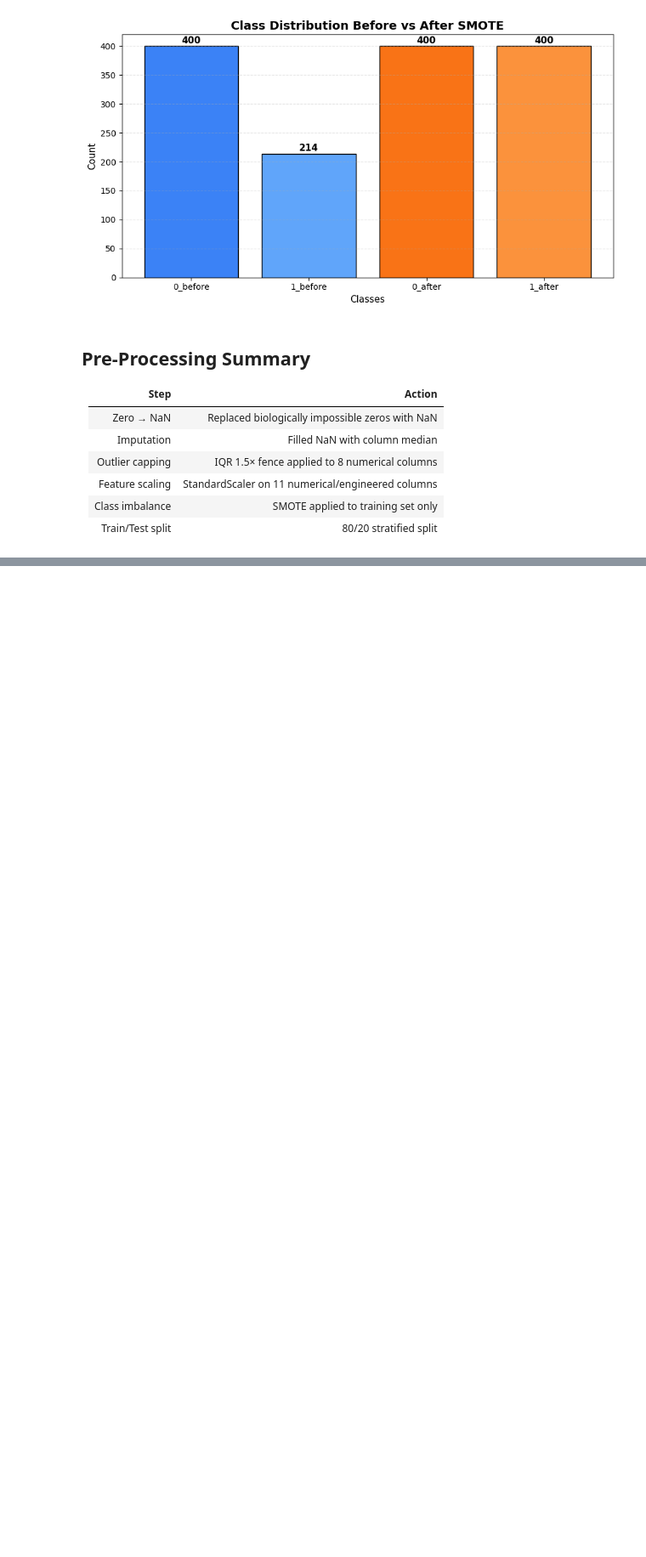
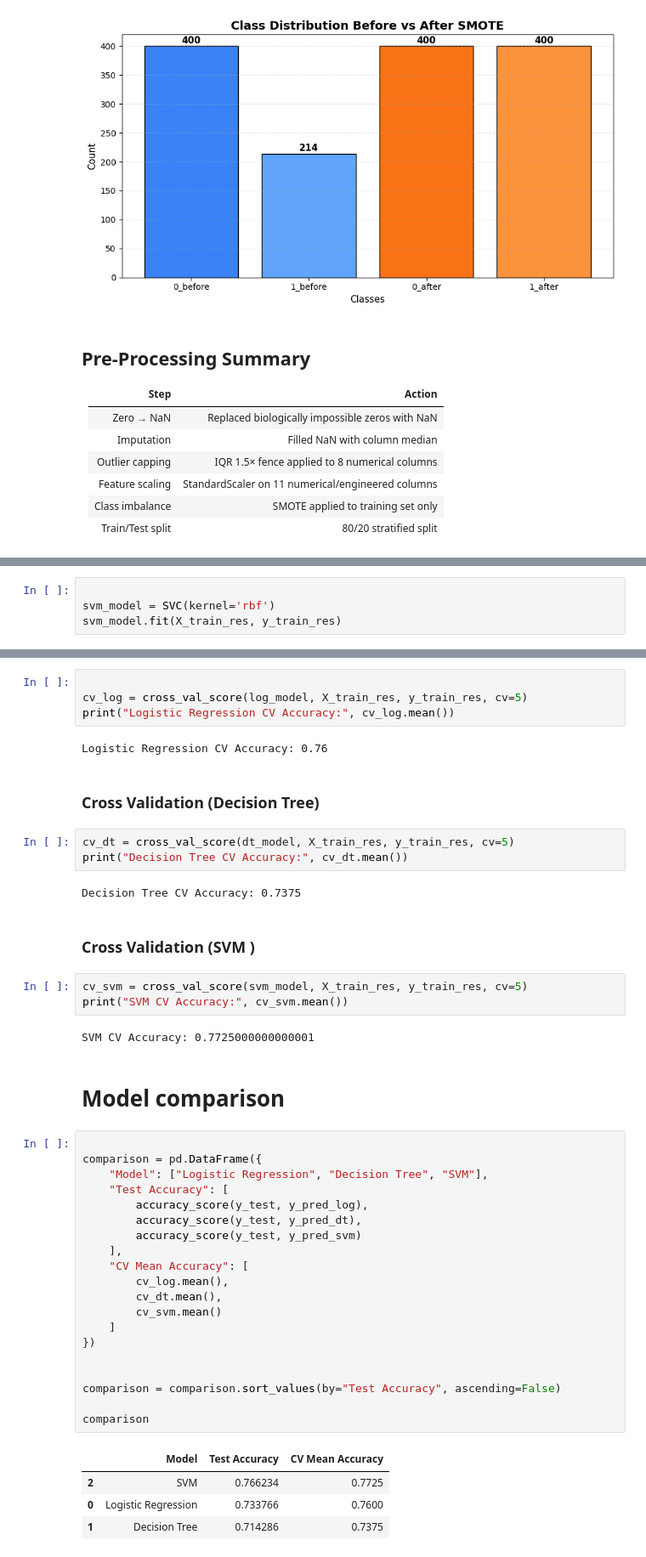
Before and after one commit to shahdelmasry12/University-Machine-Learning-Project, a Jupyter notebook: Diabetes_Prediction.ipynb, the cells around one changed output, grey strips where cells are left out. Shown at 85% size. Saved outputs shown, nothing was run; the diff lists cells and outputs as text; blank space fills up the shorter version.

```diff
--- a/Diabetes_Prediction.ipynb
+++ b/Diabetes_Prediction.ipynb
@@ -626,0 +562,4 @@ results.sort_values(by="AUC", ascending=False)
+# %%
+
+svm_model = SVC(kernel='rbf')
+svm_model.fit(X_train_res, y_train_res)
@@ -626,0 +608,47 @@ results.sort_values(by="AUC", ascending=False)
+# %%
+
+cv_log = cross_val_score(log_model, X_train_res, y_train_res, cv=5)
+print("Logistic Regression CV Accuracy:", cv_log.mean())
+# %% [output]
+Logistic Regression CV Accuracy: 0.76
+# %% [markdown]
+### Cross Validation  (Decision Tree)
+# %%
+cv_dt = cross_val_score(dt_model, X_train_res, y_train_res, cv=5)
+print("Decision Tree CV Accuracy:", cv_dt.mean())
+# %% [output]
+Decision Tree CV Accuracy: 0.7375
+# %% [markdown]
+### Cross Validation  (SVM )
+# %%
+cv_svm = cross_val_score(svm_model, X_train_res, y_train_res, cv=5)
+print("SVM CV Accuracy:", cv_svm.mean())
+# %% [output]
+SVM CV Accuracy: 0.7725000000000001
+# %% [markdown]
+# Model comparison
+# %%
+
+comparison = pd.DataFrame({
+    "Model": ["Logistic Regression", "Decision Tree", "SVM"],
+    "Test Accuracy": [
+        accuracy_score(y_test, y_pred_log),
+        accuracy_score(y_test, y_pred_dt),
+        accuracy_score(y_test, y_pred_svm)
+    ],
+    "CV Mean Accuracy": [
+        cv_log.mean(),
+        cv_dt.mean(),
+        cv_svm.mean()
+    ]
+})
+
+
+comparison = comparison.sort_values(by="Test Accuracy", ascending=False)
+
+comparison
+# %% [output]
+|  | Model | Test Accuracy | CV Mean Accuracy |
+| 2 | SVM | 0.766234 | 0.7725 |
+| 0 | Logistic Regression | 0.733766 | 0.7600 |
+| 1 | Decision Tree | 0.714286 | 0.7375 |
```
Also changed, not shown: parts of 42 cells of this notebook.
